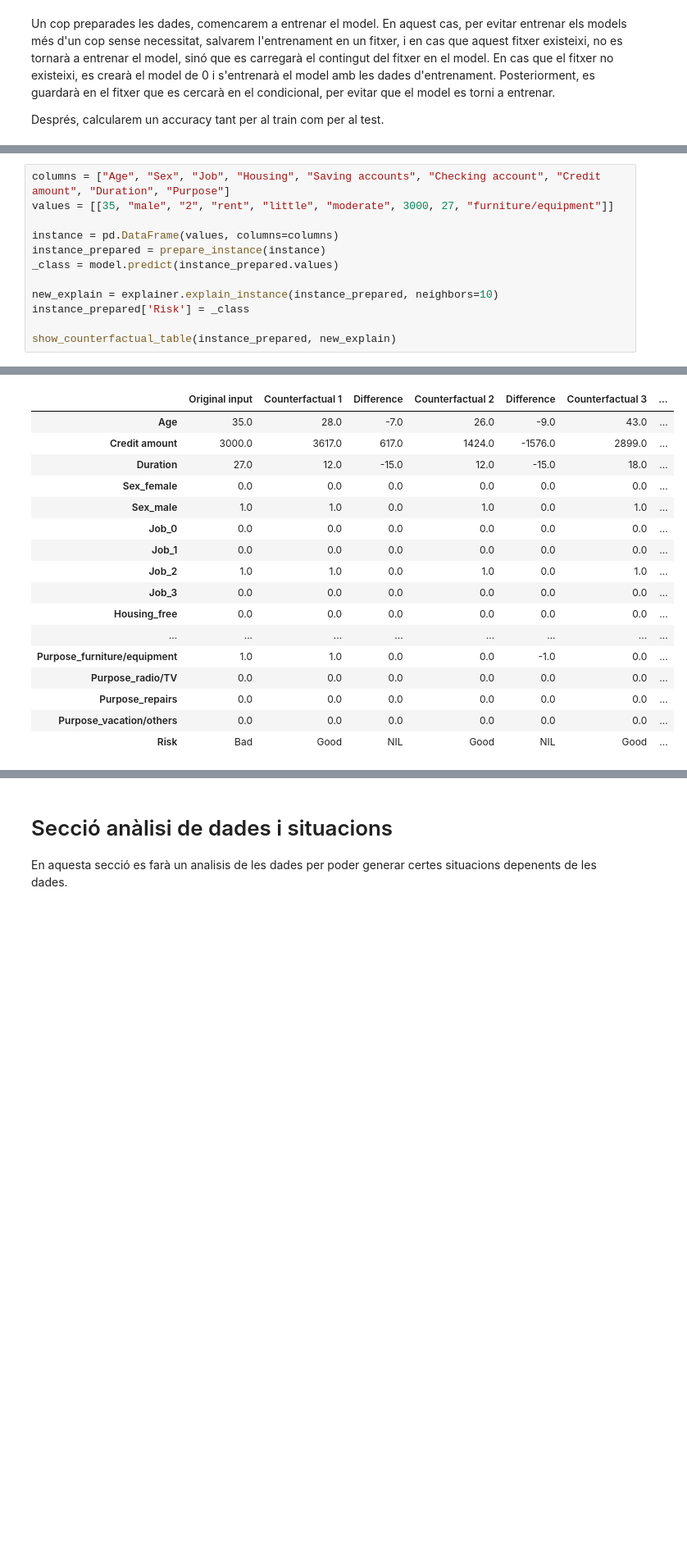
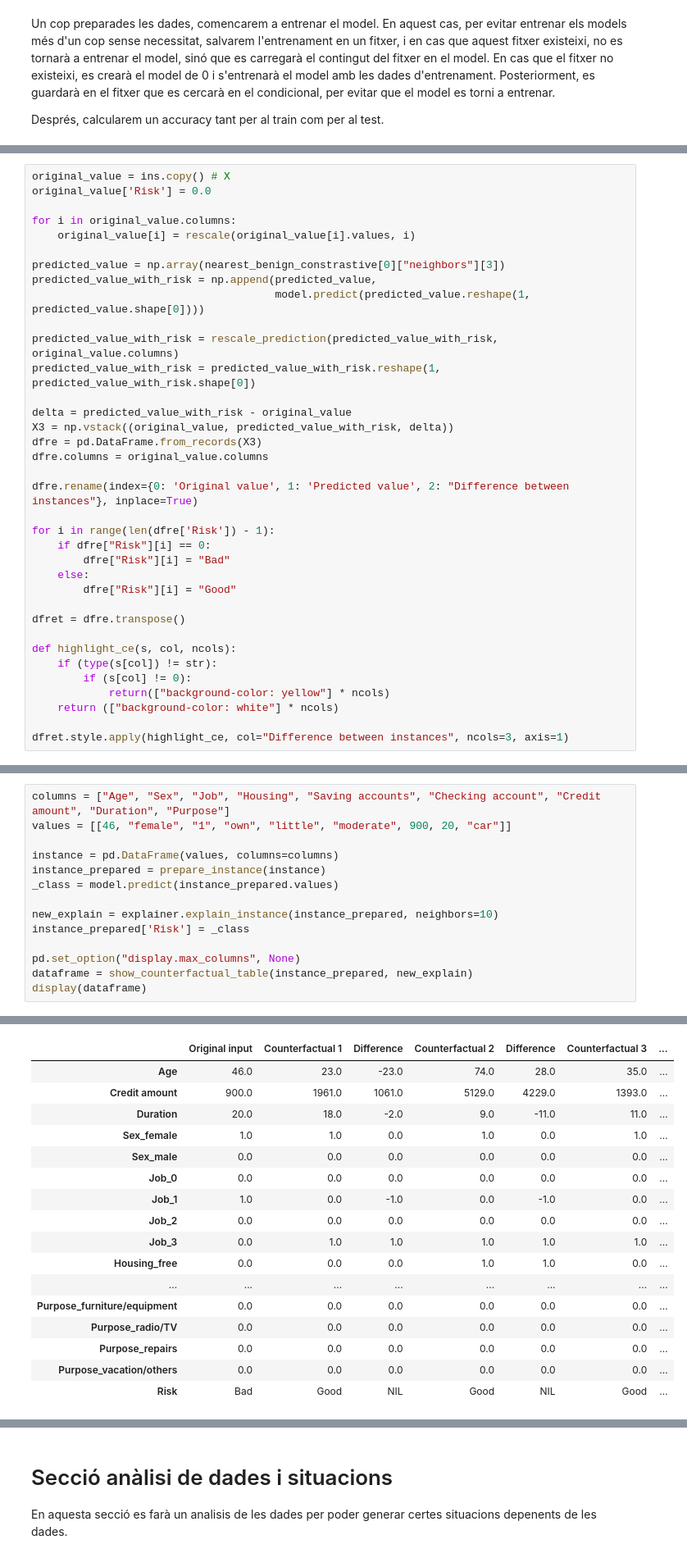
Before and after one commit to Gerard01mm/TFGAvaluacioDeContrafactuals, a Jupyter notebook: Aix360Version.ipynb, the cells around one changed output, grey strips where cells are left out. Shown at 82% size. Cells and saved outputs as stored; diff of their text form; blank space fills up the shorter version.

```diff
--- a/Aix360Version.ipynb
+++ b/Aix360Version.ipynb
@@ -189,0 +188,36 @@ nearest_benign_constrastive = explainer.explain_instance(option, neighbors=3)
+# %%
+original_value = ins.copy() # X
+original_value['Risk'] = 0.0
+
+for i in original_value.columns:
+    original_value[i] = rescale(original_value[i].values, i)
+
+predicted_value = np.array(nearest_benign_constrastive[0]["neighbors"][3])
+predicted_value_with_risk = np.append(predicted_value,
+                                      model.predict(predicted_value.reshape(1, predicted_value.shape[0])))
+
+predicted_value_with_risk = rescale_prediction(predicted_value_with_risk, original_value.columns)
+predicted_value_with_risk = predicted_value_with_risk.reshape(1, predicted_value_with_risk.shape[0])
+
+delta = predicted_value_with_risk - original_value
+X3 = np.vstack((original_value, predicted_value_with_risk, delta))
+dfre = pd.DataFrame.from_records(X3)
+dfre.columns = original_value.columns
+
+dfre.rename(index={0: 'Original value', 1: 'Predicted value', 2: "Difference between instances"}, inplace=True)
+
+for i in range(len(dfre['Risk']) - 1):
+    if dfre["Risk"][i] == 0:
+        dfre["Risk"][i] = "Bad"
+    else:
+        dfre["Risk"][i] = "Good"
+
+dfret = dfre.transpose()
+
+def highlight_ce(s, col, ncols):
+    if (type(s[col]) != str):
+        if (s[col] != 0):
+            return(["background-color: yellow"] * ncols)
+    return (["background-color: white"] * ncols)
+
+dfret.style.apply(highlight_ce, col="Difference between instances", ncols=3, axis=1)
@@ -400,6 +384,6 @@ def normalizeValue(value: int, min_max: tuple):
 # %%
 columns = ["Age", "Sex", "Job", "Housing", "Saving accounts", "Checking account", "Credit amount", "Duration", "Purpose"]
-values = [[35, "male", "2", "rent", "little", "moderate", 3000, 27, "furniture/equipment"]]
+values = [[46, "female", "1", "own", "little", "moderate", 900, 20, "car"]]
 
 instance = pd.DataFrame(values, columns=columns)
 instance_prepared = prepare_instance(instance)
@@ -408,5 +392,7 @@ _class = model.predict(instance_prepared.values)
 new_explain = explainer.explain_instance(instance_prepared, neighbors=10)
 instance_prepared['Risk'] = _class
 
-show_counterfactual_table(instance_prepared, new_explain)
+pd.set_option("display.max_columns", None)
+dataframe = show_counterfactual_table(instance_prepared, new_explain)
+display(dataframe)
 # %% [output]
@@ -415,16 +401,16 @@ show_counterfactual_table(instance_prepared, new_explain)
 |  | Original input | Counterfactual 1 | Difference | Counterfactual 2 | Difference | Counterfactual 3 | ... |
-| Age | 35.0 | 28.0 | -7.0 | 26.0 | -9.0 | 43.0 | ... |
-| Credit amount | 3000.0 | 3617.0 | 617.0 | 1424.0 | -1576.0 | 2899.0 | ... |
-| Duration | 27.0 | 12.0 | -15.0 | 12.0 | -15.0 | 18.0 | ... |
-| Sex_female | 0.0 | 0.0 | 0.0 | 0.0 | 0.0 | 0.0 | ... |
-| Sex_male | 1.0 | 1.0 | 0.0 | 1.0 | 0.0 | 1.0 | ... |
+| Age | 46.0 | 23.0 | -23.0 | 74.0 | 28.0 | 35.0 | ... |
+| Credit amount | 900.0 | 1961.0 | 1061.0 | 5129.0 | 4229.0 | 1393.0 | ... |
+| Duration | 20.0 | 18.0 | -2.0 | 9.0 | -11.0 | 11.0 | ... |
+| Sex_female | 1.0 | 1.0 | 0.0 | 1.0 | 0.0 | 1.0 | ... |
+| Sex_male | 0.0 | 0.0 | 0.0 | 0.0 | 0.0 | 0.0 | ... |
 | Job_0 | 0.0 | 0.0 | 0.0 | 0.0 | 0.0 | 0.0 | ... |
-| Job_1 | 0.0 | 0.0 | 0.0 | 0.0 | 0.0 | 0.0 | ... |
-| Job_2 | 1.0 | 1.0 | 0.0 | 1.0 | 0.0 | 1.0 | ... |
-| Job_3 | 0.0 | 0.0 | 0.0 | 0.0 | 0.0 | 0.0 | ... |
-| Housing_free | 0.0 | 0.0 | 0.0 | 0.0 | 0.0 | 0.0 | ... |
+| Job_1 | 1.0 | 0.0 | -1.0 | 0.0 | -1.0 | 0.0 | ... |
+| Job_2 | 0.0 | 0.0 | 0.0 | 0.0 | 0.0 | 0.0 | ... |
+| Job_3 | 0.0 | 1.0 | 1.0 | 1.0 | 1.0 | 1.0 | ... |
+| Housing_free | 0.0 | 0.0 | 0.0 | 1.0 | 1.0 | 0.0 | ... |
 | ... | ... | ... | ... | ... | ... | ... | ... |
-| Purpose_furniture/equipment | 1.0 | 1.0 | 0.0 | 0.0 | -1.0 | 0.0 | ... |
+| Purpose_furniture/equipment | 0.0 | 0.0 | 0.0 | 0.0 | 0.0 | 0.0 | ... |
 | Purpose_radio/TV | 0.0 | 0.0 | 0.0 | 0.0 | 0.0 | 0.0 | ... |
 | Purpose_repairs | 0.0 | 0.0 | 0.0 | 0.0 | 0.0 | 0.0 | ... |
 | Purpose_vacation/others | 0.0 | 0.0 | 0.0 | 0.0 | 0.0 | 0.0 | ... |
```
Also changed, not shown: parts of 29 cells of this notebook.
